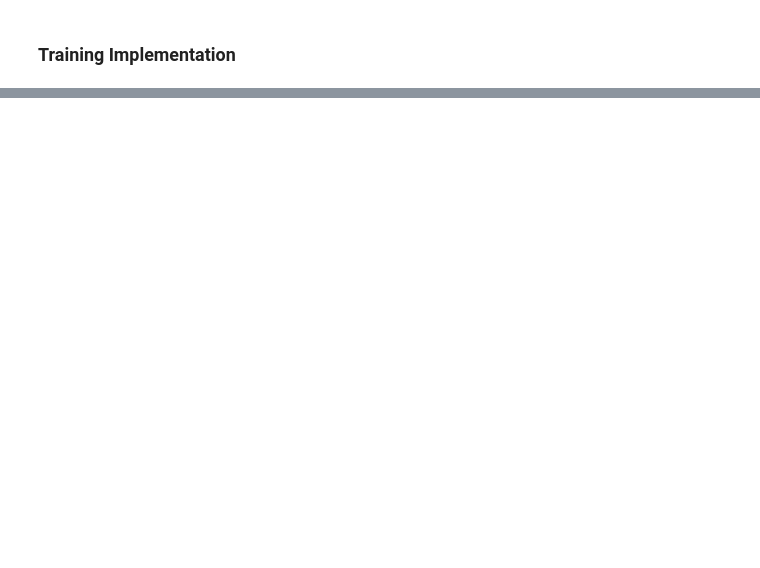
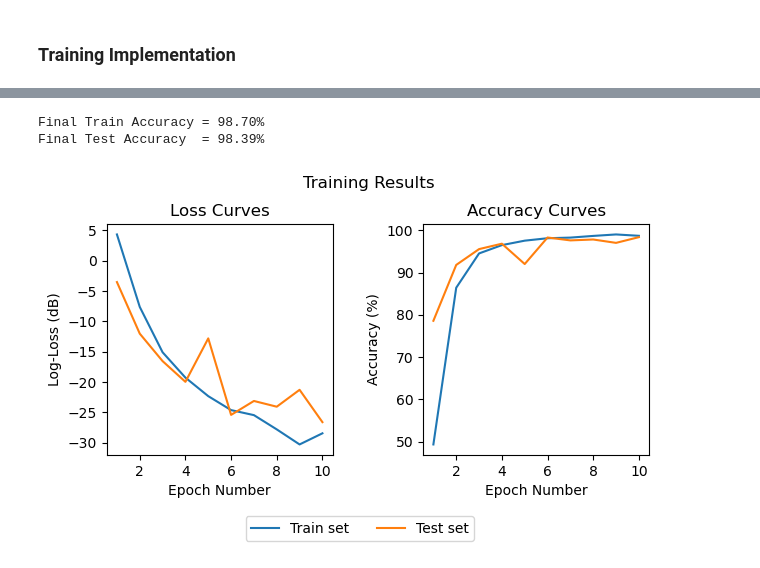
Before and after one commit to SudarshanaSRao/EE541-final-project, a Jupyter notebook: training.ipynb, the cells around one changed output, grey strips where cells are left out. Cells and saved outputs as stored; diff of their text form; code cells hidden in the pictures; blank space fills up the shorter version.

```diff
--- a/training.ipynb
+++ b/training.ipynb
@@ -214,0 +277,38 @@ plot_metrics(train_metrics1, valid_metrics1)
+# %%
+class Net2(nn.Module):
+    def __init__(self):
+        super().__init__()
+
+        # Convolutional layer 1
+        self.conv1 = nn.Conv2d(3, 32, 5, padding=2)
+        self.pool1 = nn.MaxPool2d(2, 2)
+        # self.dropout1 = nn.Dropout2d(0.2)
+
+        # Convolutional layer 2
+        self.conv2 = nn.Conv2d(32, 32, 3, padding=1)
+        self.pool2 = nn.MaxPool2d(2, 2)
+        # self.dropout2 = nn.Dropout2d(0.2)
+
+        # Fully connected layer 1
+        self.fc1 = nn.Linear(32 * 50**2, 128)
+        # self.dropout3 = nn.Dropout2d(0.2)
+
+        # Fully connected layer 2
+        self.fc2 = nn.Linear(128, 64)
+        # self.dropout4 = nn.Dropout2d(0.2)
+
+        # Output layer
+        self.fc3 = nn.Linear(64, 29)
+
+    def forward(self, x):
+        x = self.pool1(F.relu(self.conv1(x)))
+        x = self.pool2(F.relu(self.conv2(x)))
+        x = torch.flatten(x, 1)
+        x = F.relu(self.fc1(x))
+        x = F.relu(self.fc2(x))
+        x = self.fc3(x)
+        return x
+
+
+model2 = Net2()
+model2 = model2.to(device)
@@ -214,0 +339,3 @@ plot_metrics(train_metrics1, valid_metrics1)
+# %%
+train_loader2, valid_loader2 = split_dataset(dataset, 87000, 0.8, 100, SEED)
+train_metrics2, valid_metrics2 = train_model(model2, train_loader2, valid_loader2, 5e-4, 10, conv=True)
@@ -214,0 +360,6 @@ plot_metrics(train_metrics1, valid_metrics1)
+# %%
+plot_metrics(train_metrics2, valid_metrics2)
+# %% [output]
+Final Train Accuracy = 98.70%
+Final Test Accuracy  = 98.39%
+[figure, added]
```
Also changed, not shown: parts of 16 cells of this notebook.
